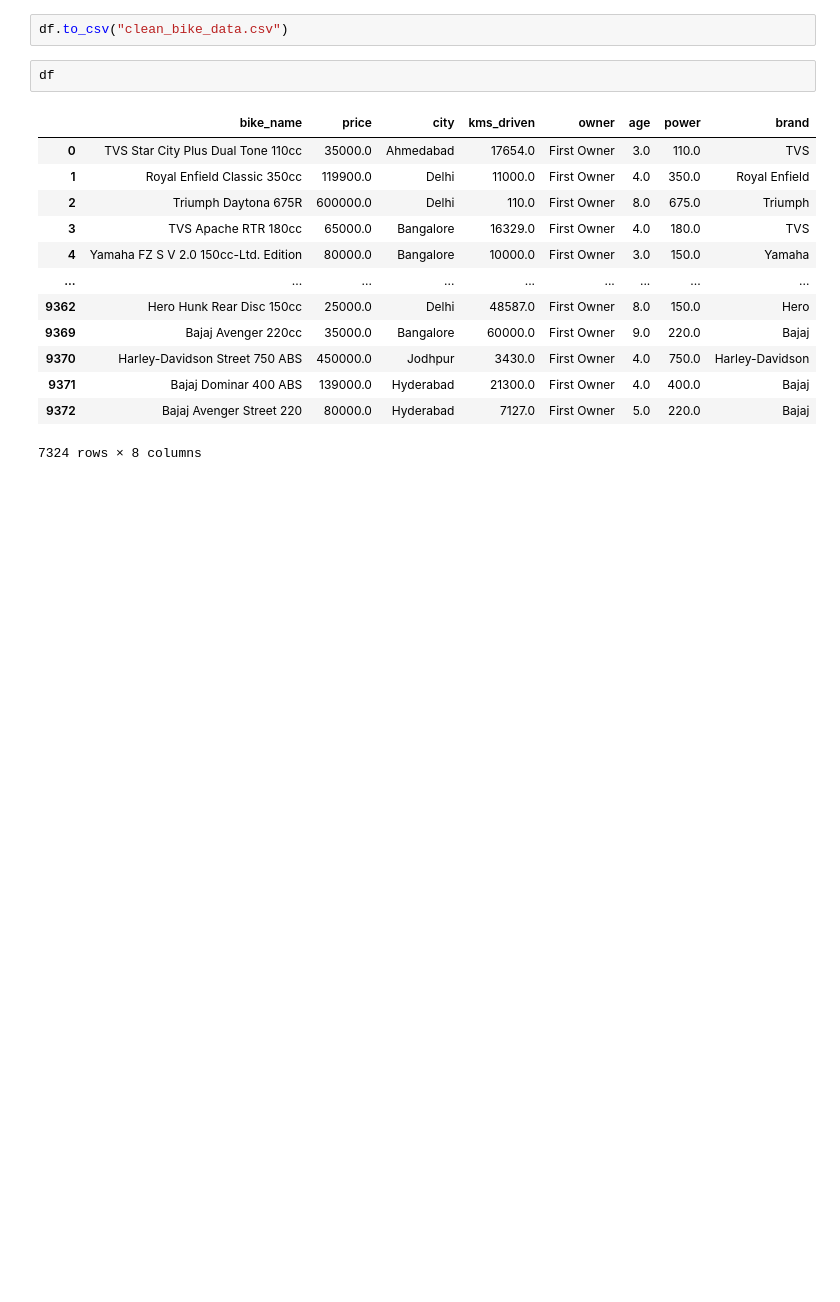
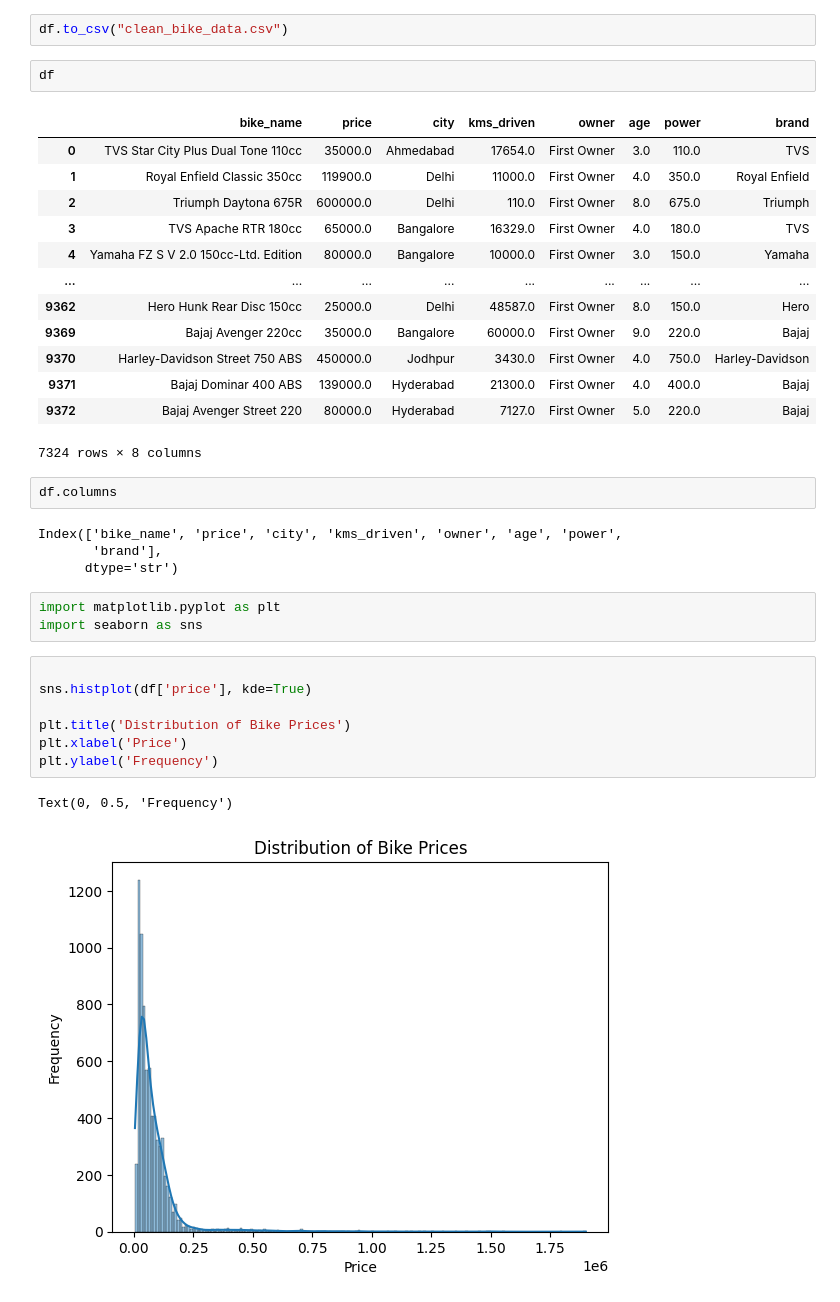
Before and after one commit to akanksha-jangid/SITP26, a Jupyter notebook: Machine Learning/Project/bike prediction/bike_price_predicyion.ipynb.ipynb, the cells around one changed output. Cells and saved outputs as stored; diff of their text form; blank space fills up the shorter version.

```diff
--- a/Machine Learning/Project/bike prediction/bike_price_predicyion.ipynb.ipynb
+++ b/Machine Learning/Project/bike prediction/bike_price_predicyion.ipynb.ipynb
@@ -550,3 +550,22 @@ df
 | 9371 | Bajaj Dominar 400 ABS | 139000.0 | Hyderabad | 21300.0 | First Owner | 4.0 | 400.0 | Bajaj |
 | 9372 | Bajaj Avenger Street 220 | 80000.0 | Hyderabad | 7127.0 | First Owner | 5.0 | 220.0 | Bajaj |
 7324 rows × 8 columns
+# %%
+df.columns
+# %% [output]
+Index(['bike_name', 'price', 'city', 'kms_driven', 'owner', 'age', 'power',
+       'brand'],
+      dtype='str')
+# %%
+import matplotlib.pyplot as plt
+import seaborn as sns
+# %%
+
+sns.histplot(df['price'], kde=True)
+
+plt.title('Distribution of Bike Prices')
+plt.xlabel('Price')
+plt.ylabel('Frequency')
+# %% [output]
+Text(0, 0.5, 'Frequency')
+[figure, added]
```
Also changed, not shown: parts of 6 cells of this notebook.
